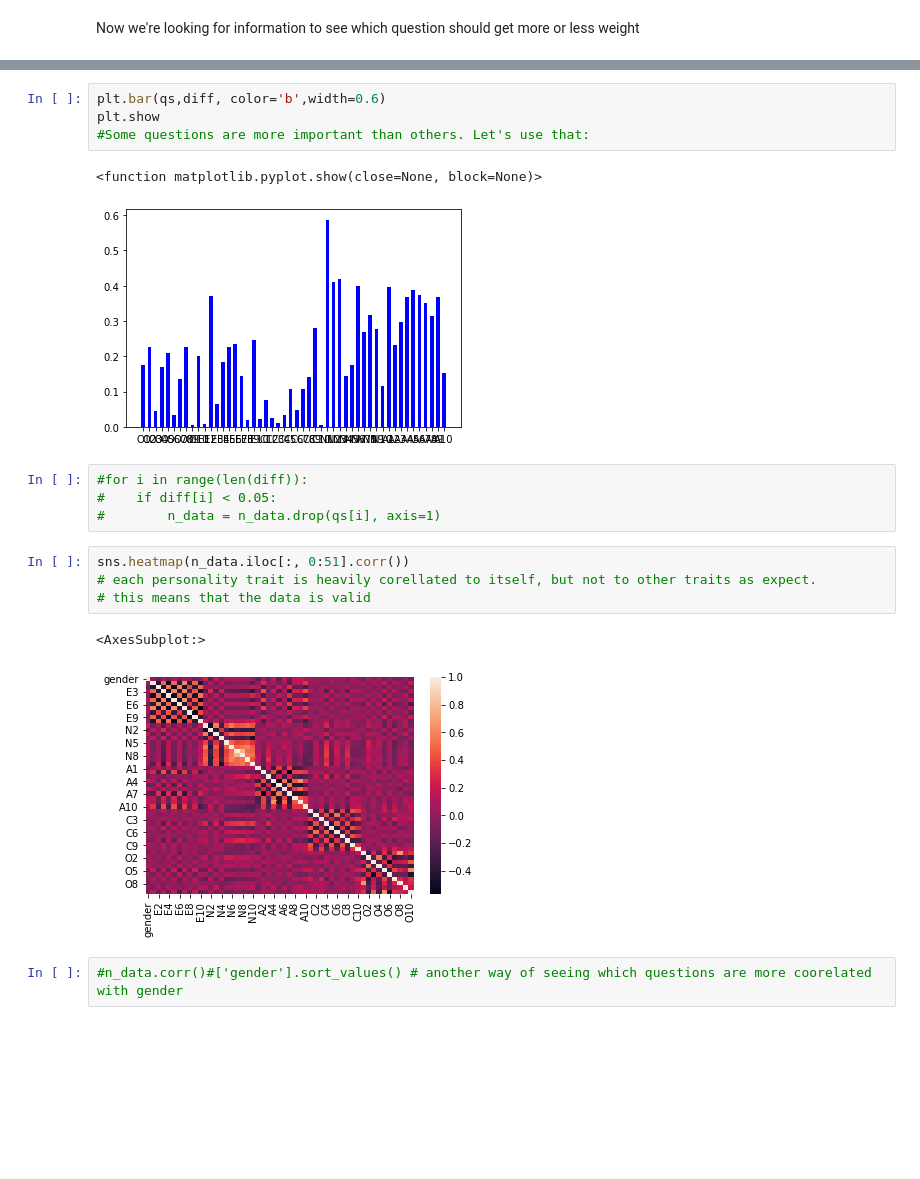
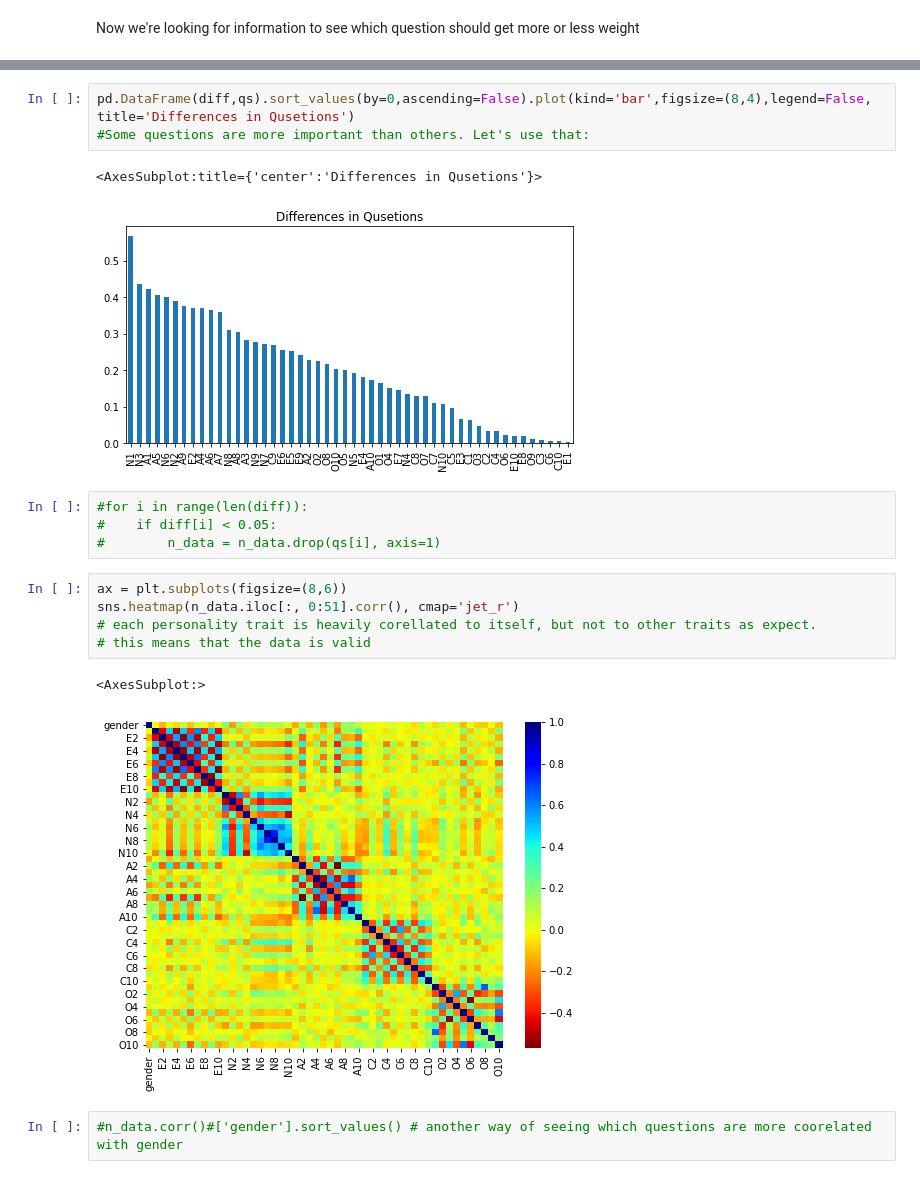
Before and after one commit to GiladFisher/Data-Science-Final-Project, a Jupyter notebook: Classification - Big Five male or female.ipynb, the cells around one changed output, grey strips where cells are left out. Drawn from its saved outputs; the diff is of its cells as text; blank space fills up the shorter version.

Commit message:
Added measurement and made heatmap bigger

```diff
--- a/Classification - Big Five male or female.ipynb
+++ b/Classification - Big Five male or female.ipynb
@@ -269,21 +254,21 @@ A10 : 0.1524619339529365
 # %%
-plt.bar(qs,diff, color='b',width=0.6)
-plt.show
+pd.DataFrame(diff,qs).sort_values(by=0,ascending=False).plot(kind='bar',figsize=(8,4),legend=False, title='Differences in Qusetions')
 #Some questions are more important than others. Let's use that:
 # %% [output]
-<function matplotlib.pyplot.show(close=None, block=None)>
+<AxesSubplot:title={'center':'Differences in Qusetions'}>
-[figure, old version]
+[figure, new version]
 # %%
 #for i in range(len(diff)):
 #    if diff[i] < 0.05:
 #        n_data = n_data.drop(qs[i], axis=1)
 # %%
-sns.heatmap(n_data.iloc[:, 0:51].corr())
+ax = plt.subplots(figsize=(8,6))
+sns.heatmap(n_data.iloc[:, 0:51].corr(), cmap='jet_r')
 # each personality trait is heavily corellated to itself, but not to other traits as expect.
 # this means that the data is valid
 # %% [output]
 <AxesSubplot:>
-[figure, old version]
+[figure, new version]
 # %%
 #n_data.corr()#['gender'].sort_values() # another way of seeing which questions are more coorelated with gender
 # %%
```
Also changed, not shown: parts of 3 cells of this notebook.
